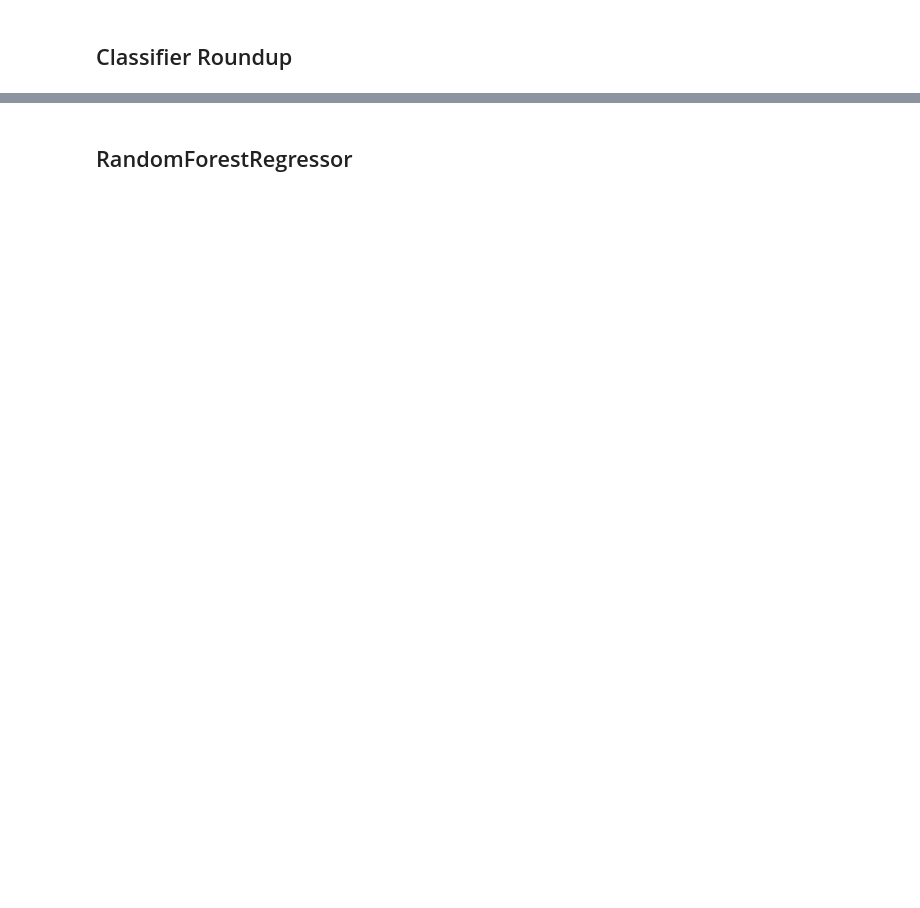
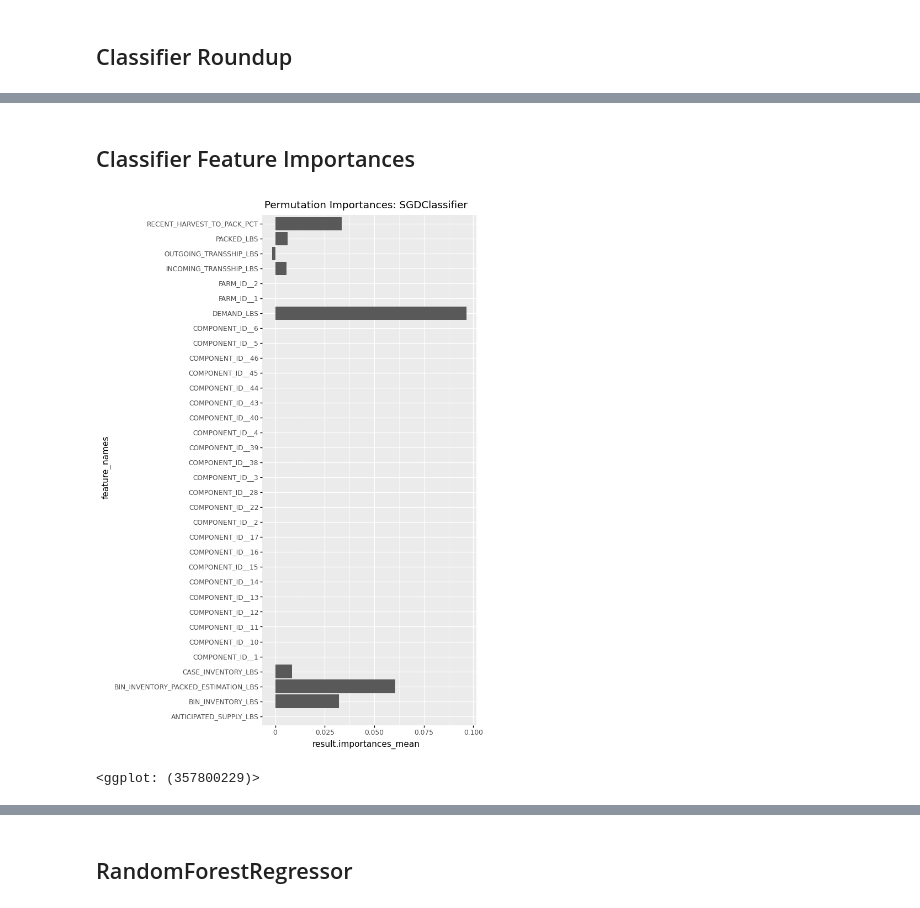
Before and after one commit to pmccarthy-bowery/analyses, a Jupyter notebook: 20220708 - Evaluating Data Quality for Estimating Shoftfall.ipynb, the cells around one changed output, grey strips where cells are left out. Drawn from its saved outputs; the diff is of its cells as text; code cells hidden in the pictures; blank space fills up the shorter version.

```diff
--- a/20220708 - Evaluating Data Quality for Estimating Shoftfall.ipynb
+++ b/20220708 - Evaluating Data Quality for Estimating Shoftfall.ipynb
@@ -422,0 +440,22 @@ dtype: int64
+# %% [markdown]
+## Classifier Feature Importances
+# %%
+result = permutation_importance(fitted,X_test.drop('SHORTFALL_PROBABILITY',axis=1), y_test, n_repeats=10)
+
+
+(
+    pd.DataFrame({
+        'result.importances_mean':result.importances_mean,
+        'feature_names':X_test.drop('SHORTFALL_PROBABILITY',axis=1).columns})
+    .sort_values('result.importances_mean')
+
+    .pipe(lambda df: ggplot(df, aes(x='feature_names',y='result.importances_mean'))
+         + geom_bar(stat='identity')
+         + coord_flip()
+         + theme(figure_size=(5,12))
+         + ggtitle("Permutation Importances: SGDClassifier")
+         )
+)
+# %% [output]
+[figure, added]
+<ggplot: (357800229)>
```
Also changed, not shown: parts of 24 cells of this notebook.
